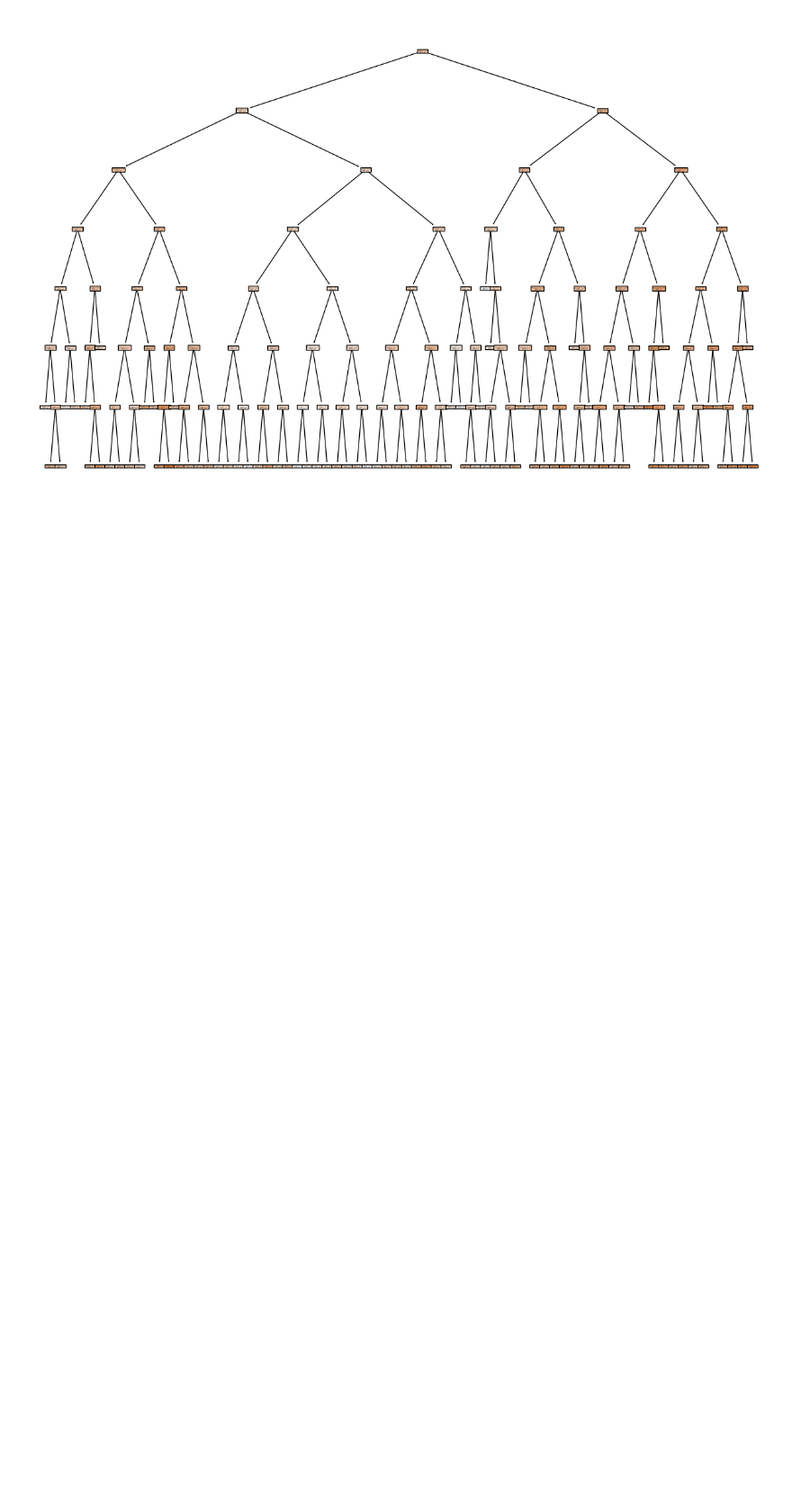
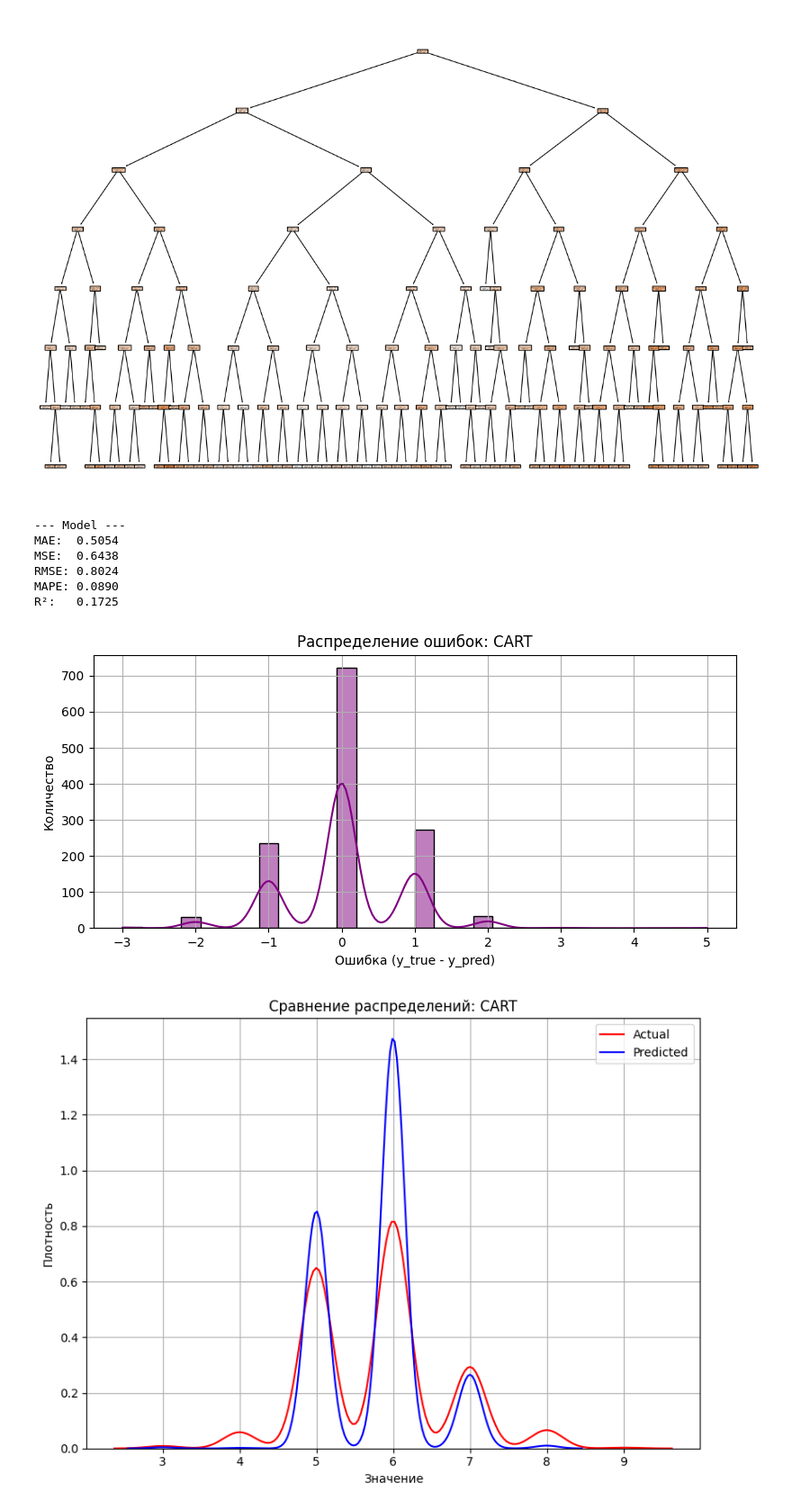
Before and after one commit to Vaiforo/ML1, a Jupyter notebook: r5_lab3.ipynb, the cells around one changed output. Shown at 90% size. Cells and saved outputs as stored; diff of their text form; code cells hidden in the pictures; blank space fills up the shorter version.

```diff
--- a/r5_lab3.ipynb
+++ b/r5_lab3.ipynb
@@ -637,3 +637,24 @@ DT_plot = tree.plot_tree(reg, feature_names=X_train.columns, filled=True)
 0      Decision Tree Regressor  0.532713  0.729872  0.324586
 [figure]
 [figure]
+# %%
+from cart import DecisionTree
+
+# X_train = X_train.to_numpy()
+# X_test = X_test.to_numpy()
+
+tree = DecisionTree(max_depth=6)
+tree.fit(X_train, y_train)
+
+y_pred = tree.predict(X_test)
+sklearn_metric_printer(y_test, y_pred)
+plotter(y_test, y_pred, model_name="CART")
+# %% [output]
+--- Model ---
+MAE:  0.5054
+MSE:  0.6438
+RMSE: 0.8024
+MAPE: 0.0890
+R²:   0.1725
+[figure, added]
+[figure, added]
```
Also changed, not shown: 4 other files.
